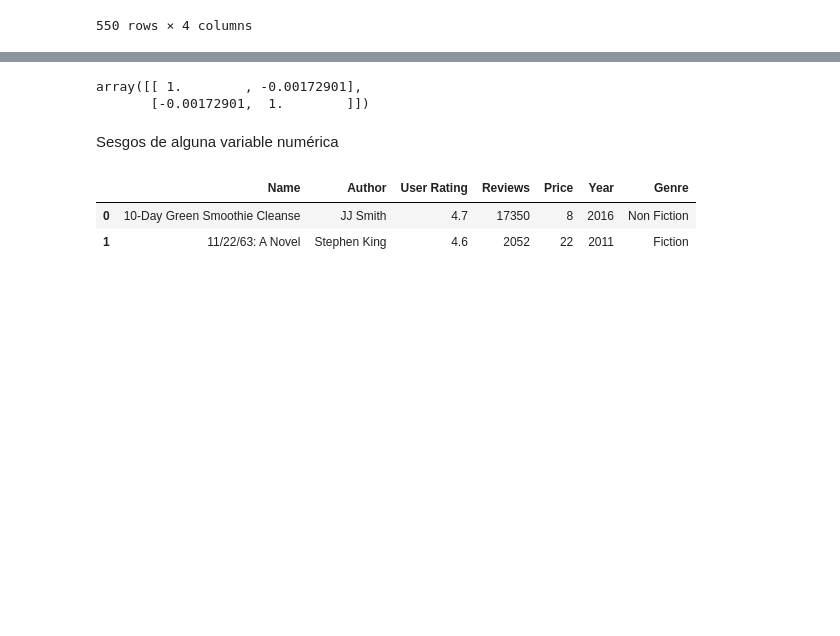
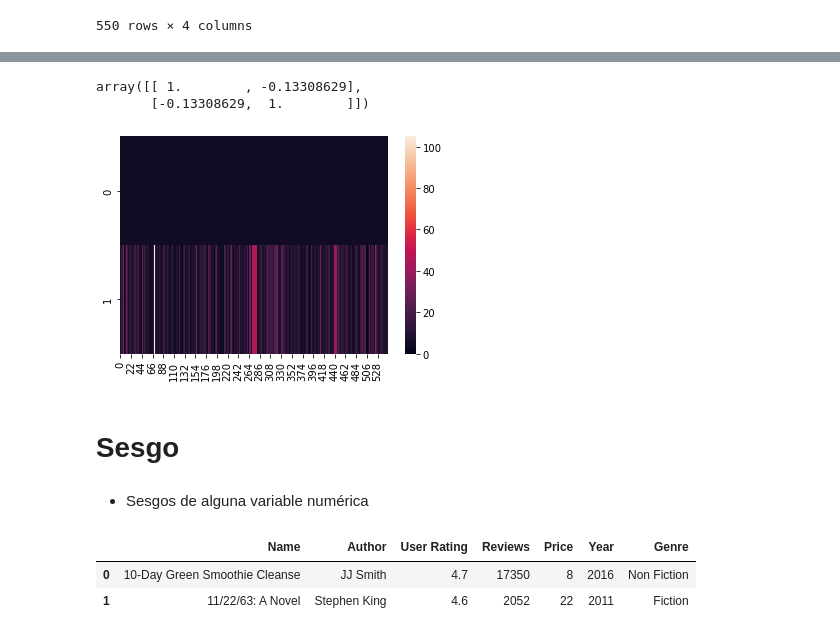
Before and after one commit to Adalab/DA-promo-A-module-2-pairprog-2-pair-3-Alicia-Laura, a Jupyter notebook: Estadistica/pair_estad_3.ipynb, the cells around one changed output, grey strips where cells are left out. Drawn from its saved outputs; the diff is of its cells as text; code cells hidden in the pictures; blank space fills up the shorter version.

```diff
--- a/Estadistica/pair_estad_3.ipynb
+++ b/Estadistica/pair_estad_3.ipynb
@@ -115,12 +230,18 @@ array([[1.        , 0.67648345, 0.9999494 , ..., 0.99969249, 0.99969073,
         1.        ]])
 # %%
-cor = np.corrcoef(df["User Rating"]df["Reviews"])
+cor = np.corrcoef(df["User Rating"],df["Price"])
 cor
 # %% [output]
-array([[ 1.        , -0.00172901],
-       [-0.00172901,  1.        ]])
+array([[ 1.        , -0.13308629],
+       [-0.13308629,  1.        ]])
+# %%
+fig = sns.heatmap(data = (df["User Rating"],df["Price"]))
+# %% [output]
+[figure, added]
+# %% [markdown]
+# Sesgo
 # %% [markdown]
-Sesgos de alguna variable numérica
+- Sesgos de alguna variable numérica
 # %%
 df.head(2)
 # %% [output]
```
Also changed, not shown: parts of 57 cells of this notebook.
